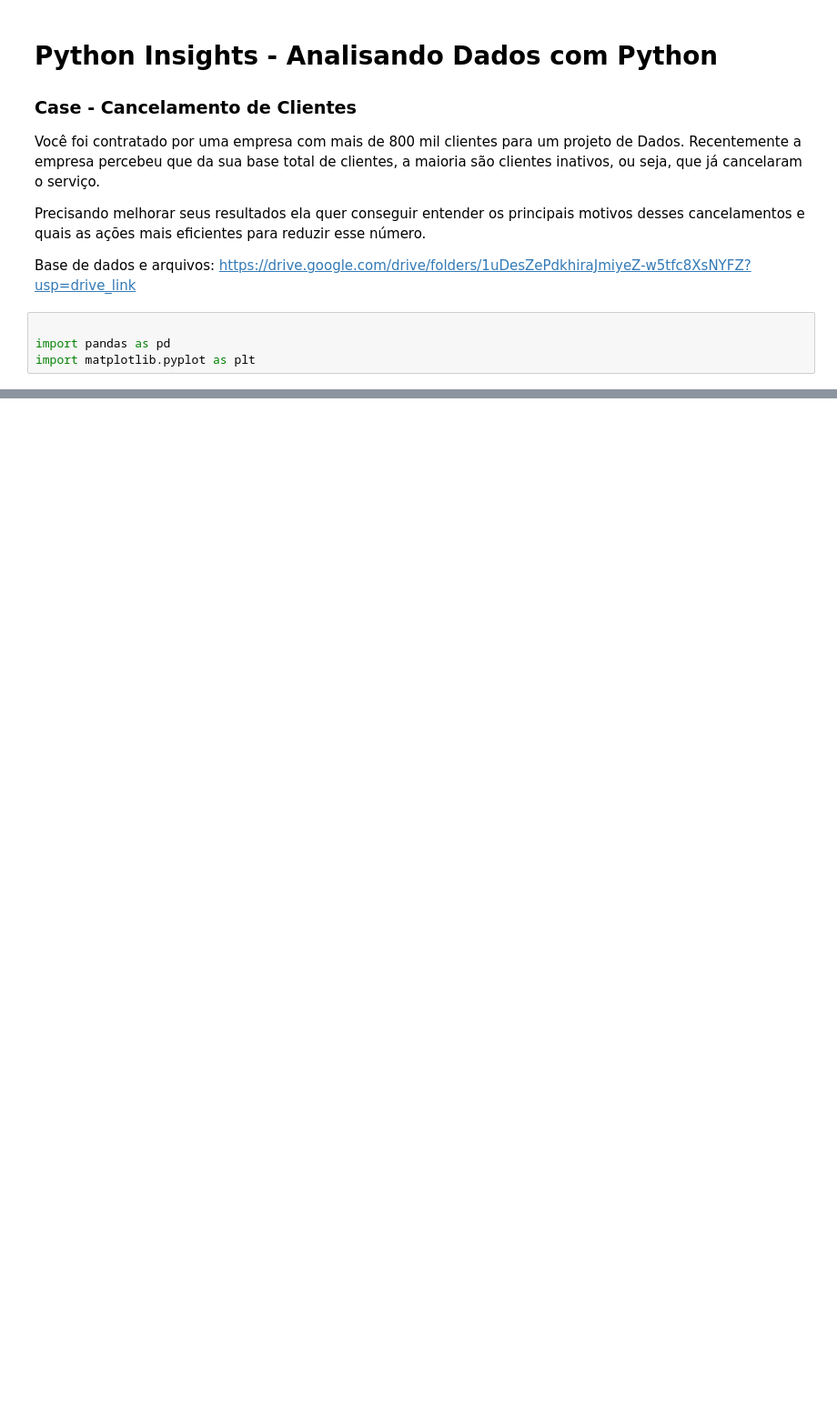
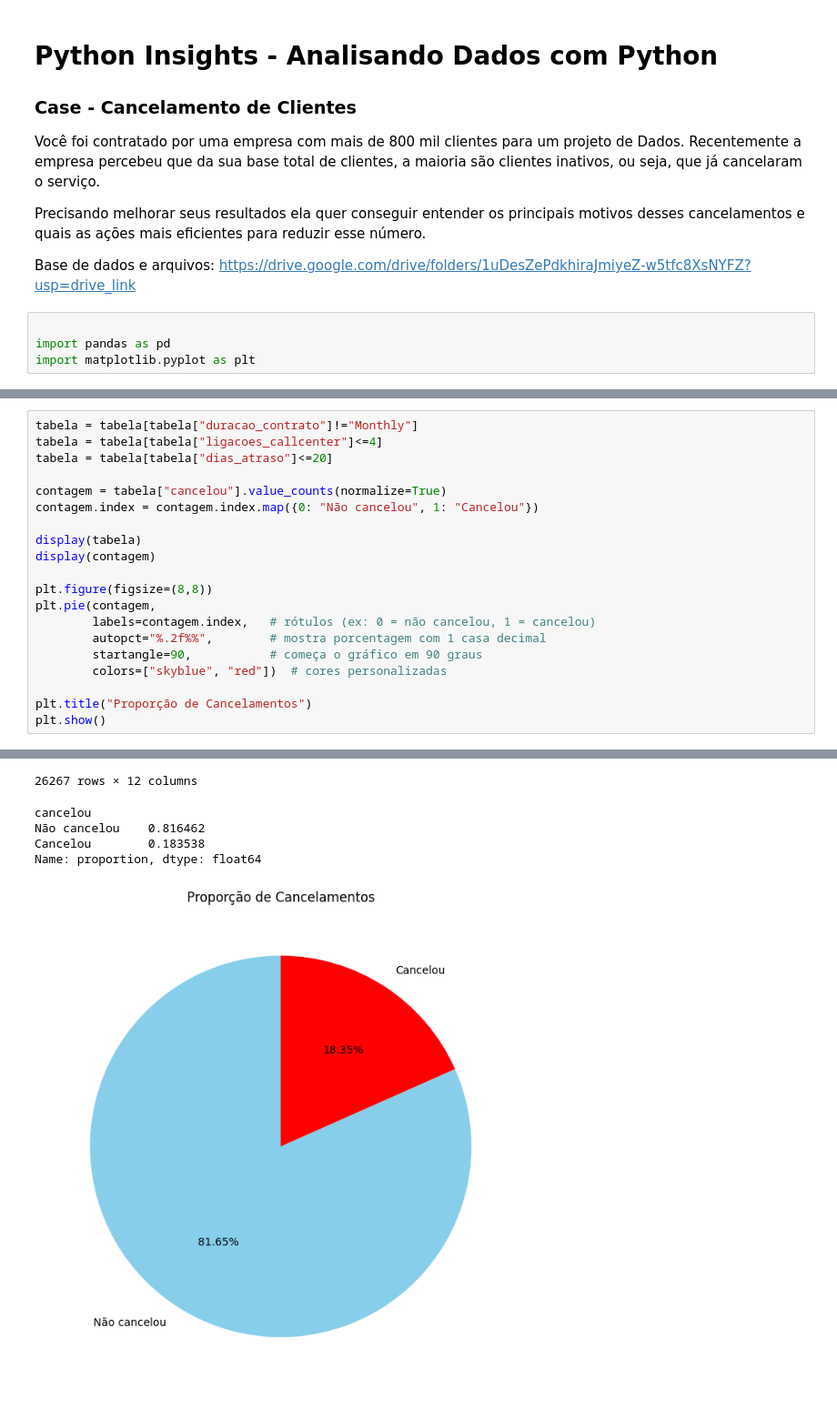
Before and after one commit to lucassk23/Python_Insights, a Jupyter notebook: inicial.ipynb, the cells around one changed output, grey strips where cells are left out. Shown at 91% size. Drawn from its saved outputs; the diff is of its cells as text; blank space fills up the shorter version.

```diff
--- a/inicial.ipynb
+++ b/inicial.ipynb
@@ -104,0 +141,21 @@ plt.show()
+# %%
+tabela = tabela[tabela["duracao_contrato"]!="Monthly"]
+tabela = tabela[tabela["ligacoes_callcenter"]<=4]
+tabela = tabela[tabela["dias_atraso"]<=20]
+
+contagem = tabela["cancelou"].value_counts(normalize=True)
+contagem.index = contagem.index.map({0: "Não cancelou", 1: "Cancelou"})
+
+display(tabela)
+display(contagem)
+
+plt.figure(figsize=(8,8))
+plt.pie(contagem,
+        labels=contagem.index,   # rótulos (ex: 0 = não cancelou, 1 = cancelou)
+        autopct="%.2f%%",        # mostra porcentagem com 1 casa decimal
+        startangle=90,           # começa o gráfico em 90 graus
+        colors=["skyblue", "red"])  # cores personalizadas
+
+plt.title("Proporção de Cancelamentos")
+plt.show()
+# %% [output]
@@ -104,0 +174,6 @@ plt.show()
+26267 rows × 12 columns
+cancelou
+Não cancelou    0.816462
+Cancelou        0.183538
+Name: proportion, dtype: float64
+[figure, added]
```
Also changed, not shown: parts of 6 cells of this notebook.
